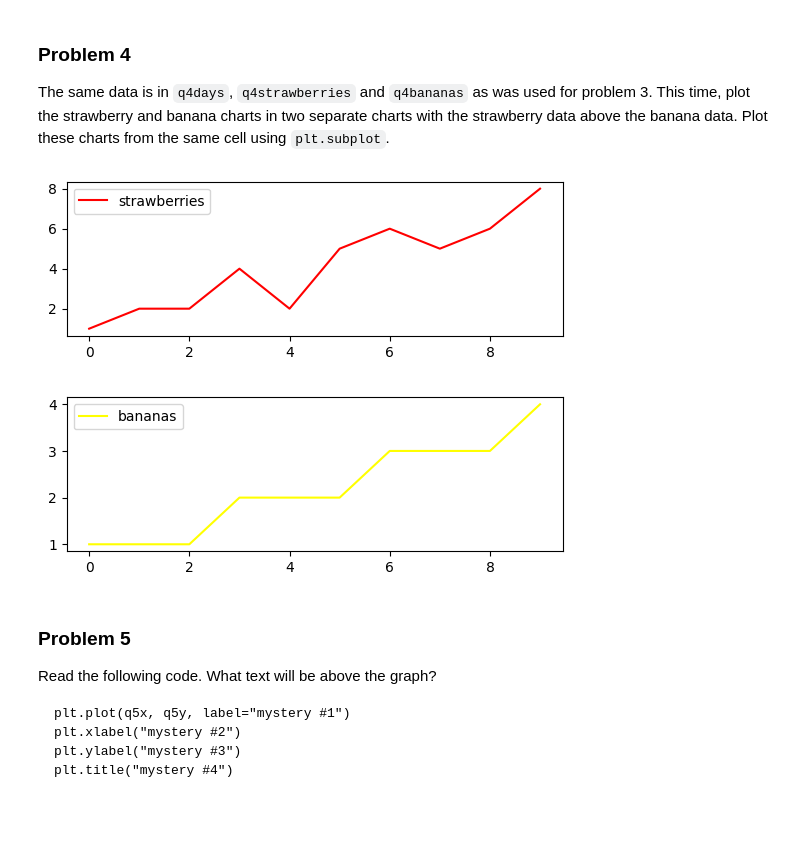
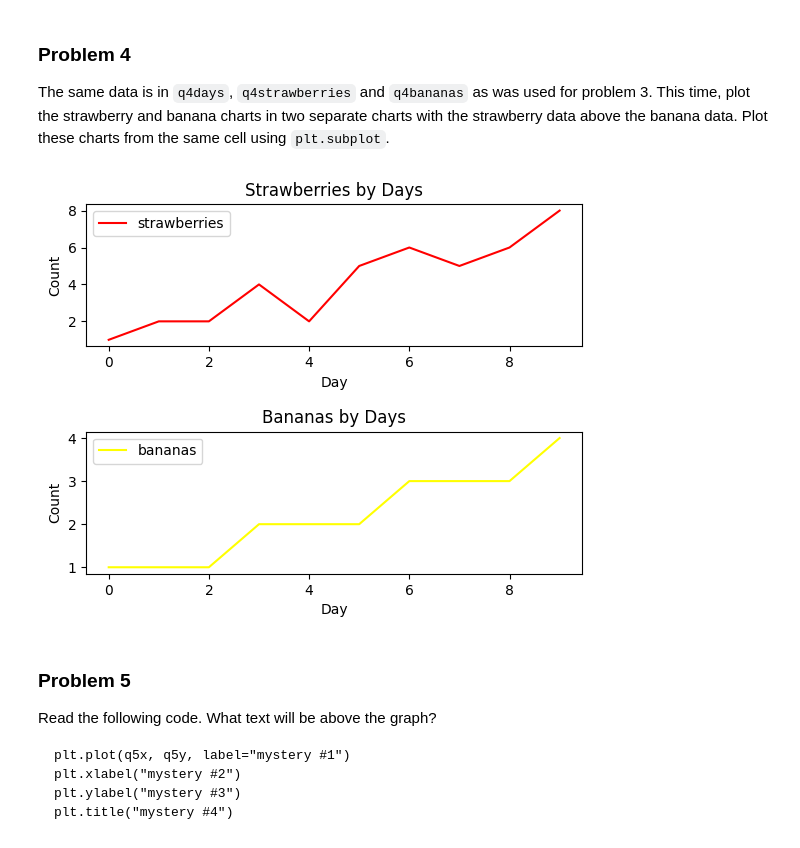
Before and after one commit to MercWithACommit/dx602-homework-05, a Jupyter notebook: homework.ipynb, the cells around one changed output. Saved outputs shown, nothing was run; the diff lists cells and outputs as text; code cells hidden in the pictures; blank space fills up the shorter version.

```diff
--- a/homework.ipynb
+++ b/homework.ipynb
@@ -133,17 +142,23 @@ q4bananas = [1, 1, 1, 2, 2, 2, 3, 3, 3, 4]
 # %%
 # YOUR CHANGES HERE
 
 plt.subplot(2,1,1)
 plt.plot(q4days, q4strawberries, color='red', label="strawberries")
 plt.legend()
+plt.title("Strawberries by Days")
+plt.xlabel("Day")
+plt.ylabel("Count")
 
 plt.subplot(2,1,2)
 plt.plot(q4days, q4bananas, color='yellow', label="bananas")
 plt.legend()
+plt.title("Bananas by Days")
+plt.xlabel("Day")
+plt.ylabel("Count")
 
-plt.subplots_adjust(hspace=0.4)
+plt.subplots_adjust(hspace=0.6)
 # %% [output]
-[figure, old version]
+[figure, new version]
 # %% [markdown]
 ### Problem 5
 
```
Also changed, not shown: parts of 15 cells of this notebook.
